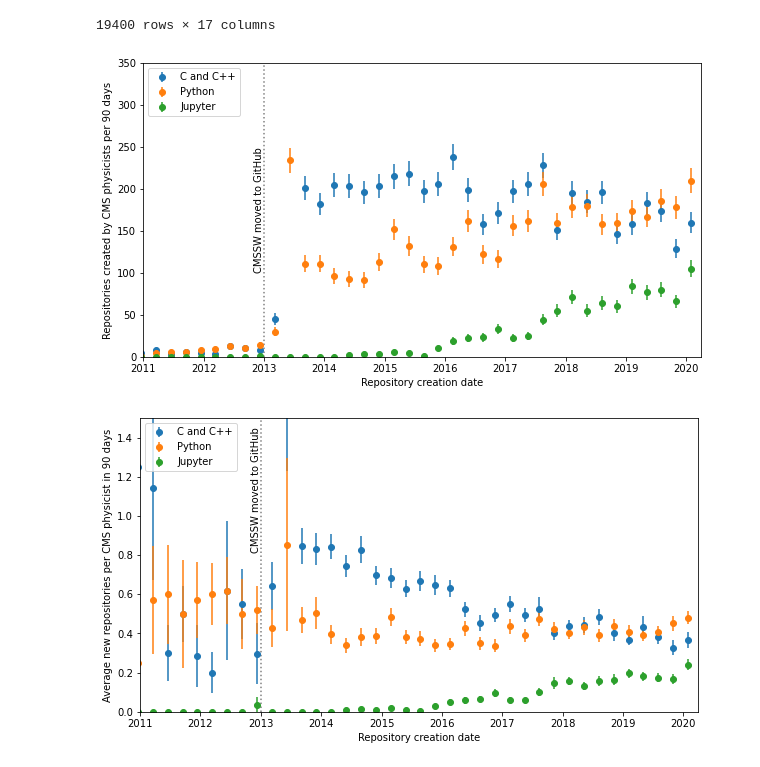
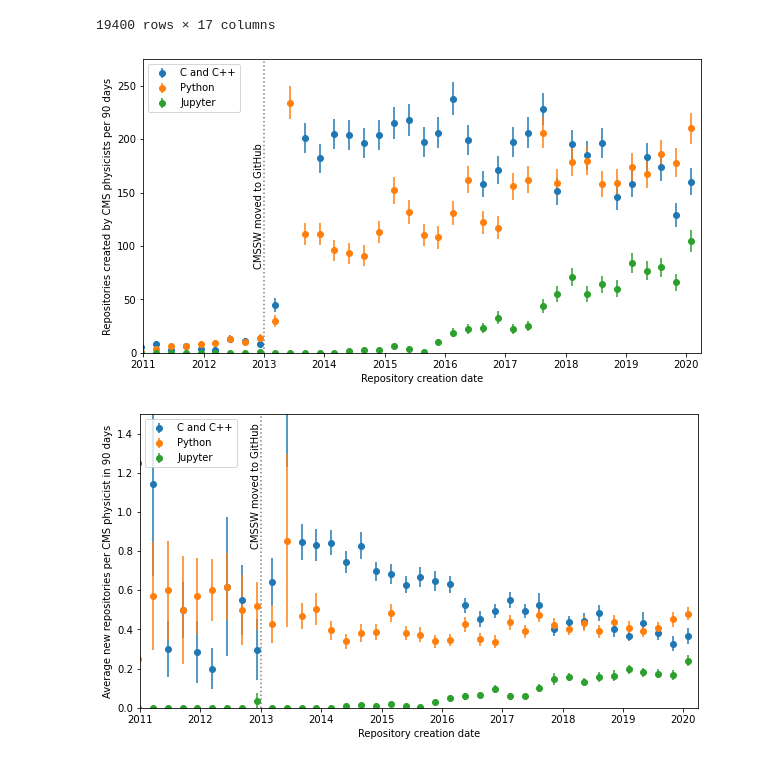
Before and after one commit to jpivarski-talks/2020-08-13-pyhep-debriefing, a Jupyter notebook: analyze-cmssw.ipynb, the cells around one changed output. Saved outputs shown, nothing was run; the diff lists cells and outputs as text; code cells hidden in the pictures.

```diff
--- a/analyze-cmssw.ipynb
+++ b/analyze-cmssw.ipynb
@@ -89,24 +89,24 @@ userrepos_cut["C and C++"] = (userrepos_cut["language"] == "C") | (userrepos_cut
 # %%
 physicists = userrepos_cut.copy()
 physicists.index = physicists["created_at"]
 bylanguage = physicists[["C and C++", "Python", "Jupyter"]].resample("90D", origin=userrepos_cut["created_at"].max()).sum()
 ax = bylanguage.plot(yerr=np.sqrt(bylanguage), marker="o", ls="none", rot=0, figsize=(10, 6))
 ax.axvline(pd.to_datetime("2013-01-01"), c="gray", ls=":")
-ax.text(pd.to_datetime("2013-01-01") - pd.to_timedelta("60 days"), 0.5*350, "CMSSW moved to GitHub", rotation=90, va="center")
+ax.text(pd.to_datetime("2013-01-01") - pd.to_timedelta("60 days"), 0.5*275, "CMSSW moved to GitHub", rotation=90, va="center")
 # ax.axvline(pd.to_datetime("2015-04-10"), c="gray", ls=":")
-# ax.text(pd.to_datetime("2015-04-10")- pd.to_timedelta("60 days"), 0.97*350, "Start of Run 2", rotation=90, va="top")
+# ax.text(pd.to_datetime("2015-04-10")- pd.to_timedelta("60 days"), 0.97*275, "Start of Run 2", rotation=90, va="top")
 # ax.axvline(pd.to_datetime("2018-12-03"), c="gray", ls=":")
-# ax.text(pd.to_datetime("2018-12-03")- pd.to_timedelta("60 days"), 0.97*350, "End of Run 2", rotation=90, va="top")
+# ax.text(pd.to_datetime("2018-12-03")- pd.to_timedelta("60 days"), 0.97*275, "End of Run 2", rotation=90, va="top")
 years = ("2011", "2012", "2013", "2014", "2015", "2016", "2017", "2018", "2019", "2020")
 ax.set_xticks([pd.to_datetime(x + "-01-01") for x in years])
 ax.set_xticklabels(years, ha="center")
 ax.set_xlabel("Repository creation date")
 ax.set_ylabel("Repositories created by CMS physicists per 90 days")
 ax.set_xlim(pd.to_datetime("2011-01-01"), pd.to_datetime("2020-04-01"))
-ax.set_ylim(0, 350)
+ax.set_ylim(0, 275)
 ax.legend(loc="upper left");
 # %% [output]
-[figure, old version]
+[figure, new version]
 # %%
 # (
 #     (userrepos_cut["updated_at"] - userrepos_cut["created_at"]).dt.total_seconds() / (24*60*60)
```
Also changed, not shown: parts of 7 cells of this notebook.
